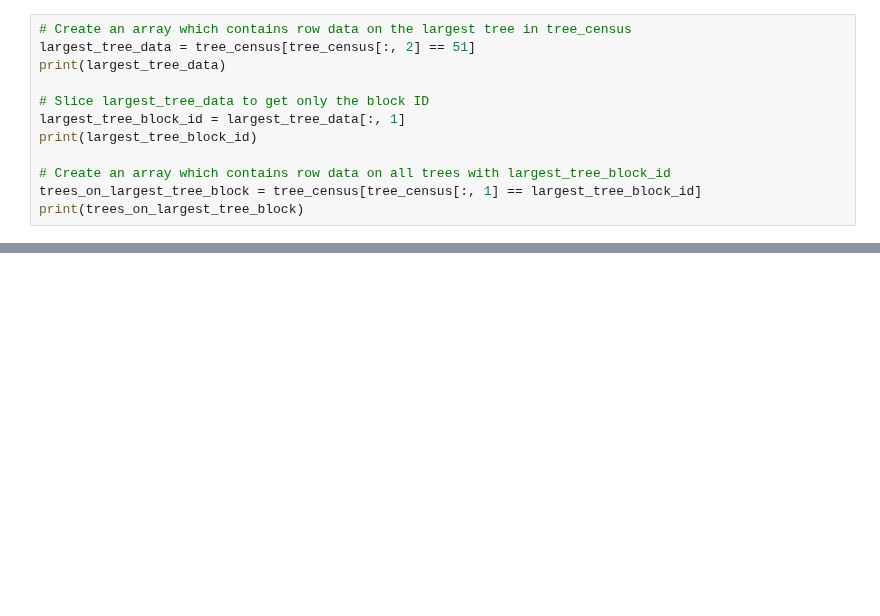
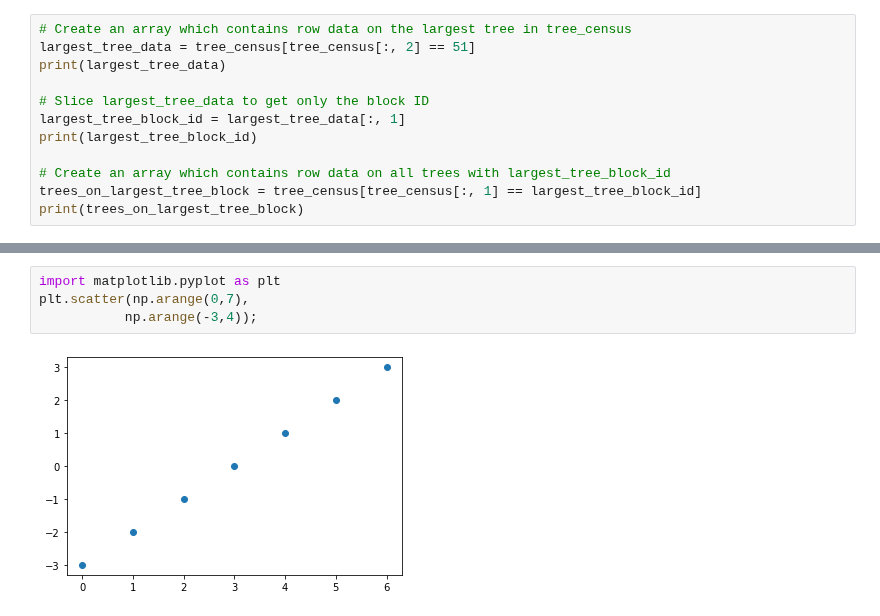
Before and after one commit to ecuerbo/pyprac, a Jupyter notebook: datacamp/intro to numpy.ipynb, the cells around one changed output, grey strips where cells are left out. Drawn from its saved outputs; the diff is of its cells as text; blank space fills up the shorter version.

```diff
--- a/datacamp/intro to numpy.ipynb
+++ b/datacamp/intro to numpy.ipynb
@@ -148,0 +223,6 @@ print(trees_on_largest_tree_block)
+# %%
+import matplotlib.pyplot as plt
+plt.scatter(np.arange(0,7),
+           np.arange(-3,4));
+# %% [output]
+[figure, added]
```
Also changed, not shown: parts of 93 cells of this notebook.
